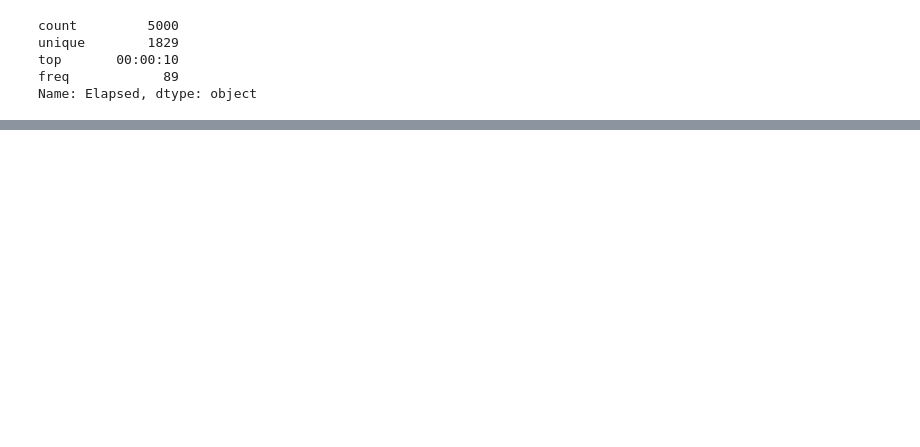
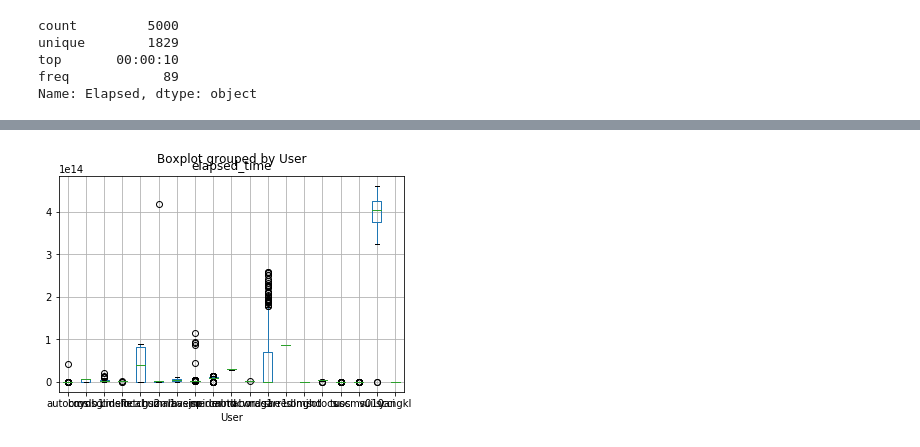
Before and after one commit to alexetalbott/data-question-2-accre-alex, a Jupyter notebook: Accre_Amrit.ipynb, the cells around one changed output, grey strips where cells are left out. Cells and saved outputs as stored; diff of their text form; code cells hidden in the pictures; blank space fills up the shorter version.

```diff
--- a/Accre_Amrit.ipynb
+++ b/Accre_Amrit.ipynb
@@ -159,0 +144,5 @@ accre_user_elapsed.head(10)
+# %%
+#Extracting days and non-days time values from Elapsed
+accre_user_elapsed['elapsed_days'] = accre_user_elapsed['Elapsed'].str.extract('(\d+)-', expand=True).fillna('0')
+accre_user_elapsed['elapsed_hms'] = accre_user_elapsed['Elapsed'].str.extract('(\d+:\d+:\d+)', expand=True)
+accre_user_elapsed.head(30)
@@ -160,18 +167,15 @@ accre_user_elapsed.head(10)
 # %%
 # Converting elapsed_hms to date time format
 
-def elapsed_converter(x):
-    print(type(x.elapsed_hms), type(x['elapsed_days']))
-
-
-
+def time_converter(x):
+#    print(x.elapsed_hms)
     return timedelta(
          hours=(int(x['elapsed_days'][0]) * 24) + int(x['elapsed_hms'][0:2]),
          minutes=int(x['elapsed_hms'][3:5]),
          seconds=int(x['elapsed_hms'][6:])
      )
 
-accre_user_elapsed['elapsed_time'] = accre_user_elapsed.apply(elapsed_converter, axis=1)
+accre_user_elapsed['elapsed_time'] = accre_user_elapsed.apply(time_converter, axis=1)
 
 accre_user_elapsed.head()
 # %% [output]
@@ -198,2 +282,4 @@ accre_user_elapsed.info()
 # %%
-boxplot = accre_user_elapsed.boxplot(column='Elapsed',by='User')
+boxplot = accre_user_elapsed.boxplot(column='elapsed_time',by='User')
+# %% [output]
+[figure, added]
```
Also changed, not shown: parts of 10 cells of this notebook, 2 other files.
